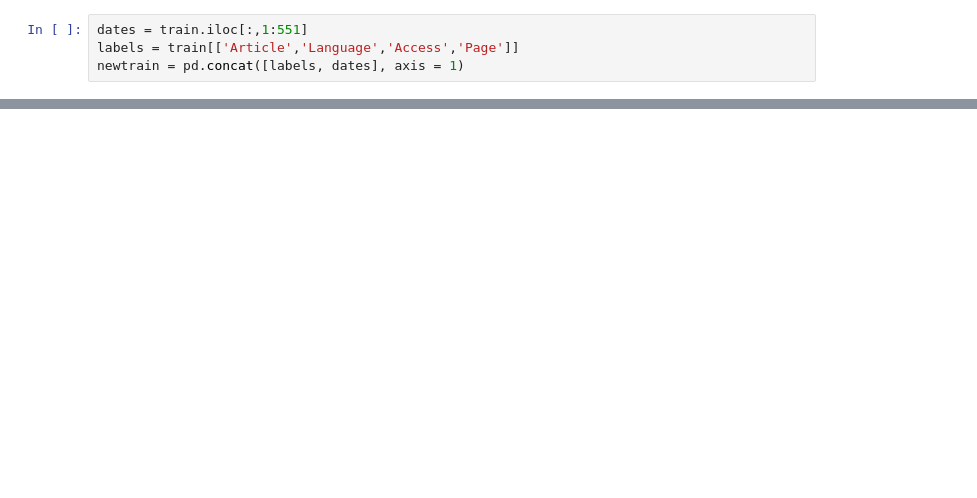
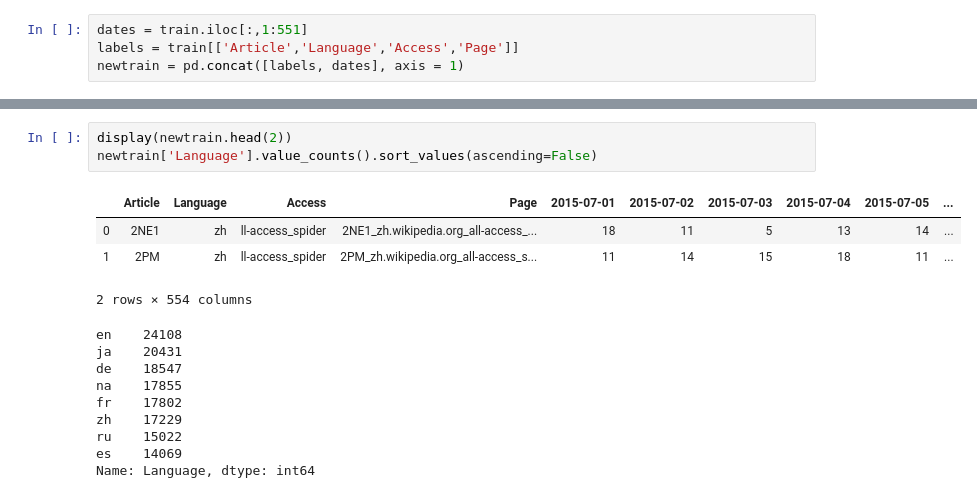
Before and after one commit to christinejiang11/personal_projects, a Jupyter notebook: Web_Traffic_Time_Series/Web_Traffic_Prediction.ipynb, the cells around one changed output, grey strips where cells are left out. Cells and saved outputs as stored; diff of their text form; blank space fills up the shorter version.

```diff
--- a/Web_Traffic_Time_Series/Web_Traffic_Prediction.ipynb
+++ b/Web_Traffic_Time_Series/Web_Traffic_Prediction.ipynb
@@ -65 +58,18 @@ newtrain.head()
+# %%
+display(newtrain.head(2))
+newtrain['Language'].value_counts().sort_values(ascending=False)
+# %% [output]
+|  | Article | Language | Access | Page | 2015-07-01 | 2015-07-02 | 2015-07-03 | 2015-07-04 | 2015-07-05 | ... |
+| 0 | 2NE1 | zh | ll-access_spider | 2NE1_zh.wikipedia.org_all-access_... | 18 | 11 | 5 | 13 | 14 | ... |
+| 1 | 2PM | zh | ll-access_spider | 2PM_zh.wikipedia.org_all-access_s... | 11 | 14 | 15 | 18 | 11 | ... |
+2 rows × 554 columns
+en    24108
+ja    20431
+de    18547
+na    17855
+fr    17802
+zh    17229
+ru    15022
+es    14069
+Name: Language, dtype: int64
 # %%
```
Also changed, not shown: parts of 13 cells of this notebook.
